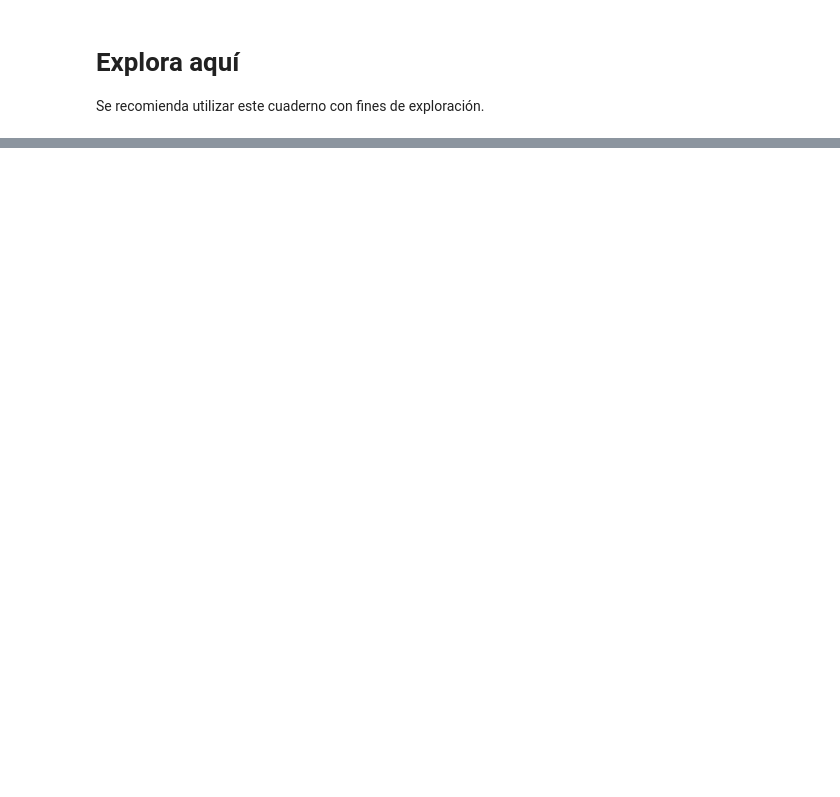
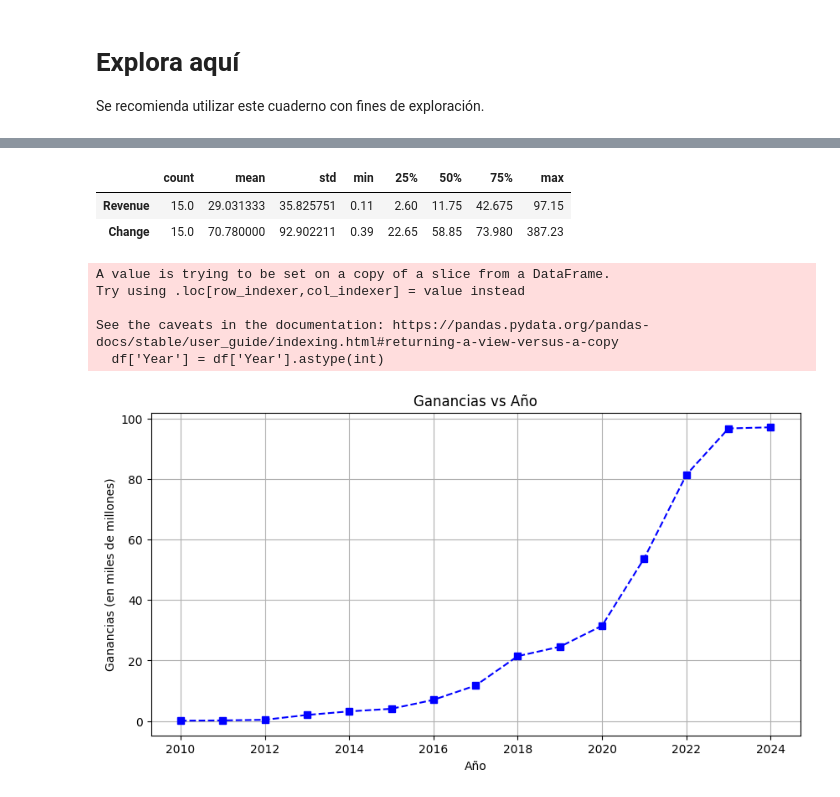
Before and after one commit to heber1502/web-scraping-project-tutorial, a Jupyter notebook: src/explore.es.ipynb, the cells around one changed output, grey strips where cells are left out. Cells and saved outputs as stored; diff of their text form; code cells hidden in the pictures; blank space fills up the shorter version.

```diff
--- a/src/explore.es.ipynb
+++ b/src/explore.es.ipynb
@@ -14,7 +14,7 @@ import seaborn as sns
 # %%
 # DESCARGAR HTML
 
-url = ' https://ycharts.com/companies/TSLA/revenues'
+url = "https://companiesmarketcap.com/tesla/revenue/"
 response = requests.get(url).text
 
 # Si se recibe un "403 Forbidden", reintentamos con el User-Agent adecuado
@@ -50,5 +50,5 @@ If you provide content to customers through CloudFront, you can find steps to tr
 # %%
 # Buscar todas las tablas
-tables = soup.find_all("table")
-tables
+table = soup.find("table")
+table
 # %% [output]
@@ -111,0 +66,18 @@ connection.commit()
+# %%
+# Extraer los encabezados de la tabla
+headers = [header.text for header in table.find_all('th')]
+
+# Extraer los renglones de la tabla
+rows = []
+for row in table.find_all('tr')[1:]:
+    cells = row.find_all('td')
+    cells = [cell.text.strip() for cell in cells]
+    rows.append(cells)
+
+
+df = pd.DataFrame(rows, columns=headers)
+df['Year'] = df['Year'].apply(lambda x: x.split()[0])
+df['Revenue'] = df['Revenue'].replace(r'[\$, B]', '', regex=True).astype(float)
+df['Change'] = df['Change'].replace(r'[\%,]', '', regex=True)
+df['Change'] = pd.to_numeric(df['Change'], errors='coerce')
+df
@@ -111,0 +124,3 @@ connection.commit()
+# %%
+df = df.dropna()
+df.info()
@@ -111,0 +138,29 @@ connection.commit()
+# %%
+df.describe().T
+# %% [output]
+|  | count | mean | std | min | 25% | 50% | 75% | max |
+| Revenue | 15.0 | 29.031333 | 35.825751 | 0.11 | 2.60 | 11.75 | 42.675 | 97.15 |
+| Change | 15.0 | 70.780000 | 92.902211 | 0.39 | 22.65 | 58.85 | 73.980 | 387.23 |
+# %%
+# Gráfica de las ganancias vs año
+# Convierto el año a variable numérica
+df['Year'] = df['Year'].astype(int)
+
+
+plt.figure(figsize=(10, 5))
+plt.plot(df['Year'], df['Revenue'], marker='s', linestyle='--', color='b')
+
+plt.title('Ganancias vs Año')
+plt.xlabel('Año')
+plt.ylabel('Ganancias (en miles de millones)')
+
+
+plt.grid(True)
+plt.show()
+# %% [output]
+A value is trying to be set on a copy of a slice from a DataFrame.
+Try using .loc[row_indexer,col_indexer] = value instead
+
+See the caveats in the documentation: https://pandas.pydata.org/pandas-docs/stable/user_guide/indexing.html#returning-a-view-versus-a-copy
+  df['Year'] = df['Year'].astype(int)
+[figure, added]
```
Also changed, not shown: parts of 13 cells of this notebook, 1 other file.
